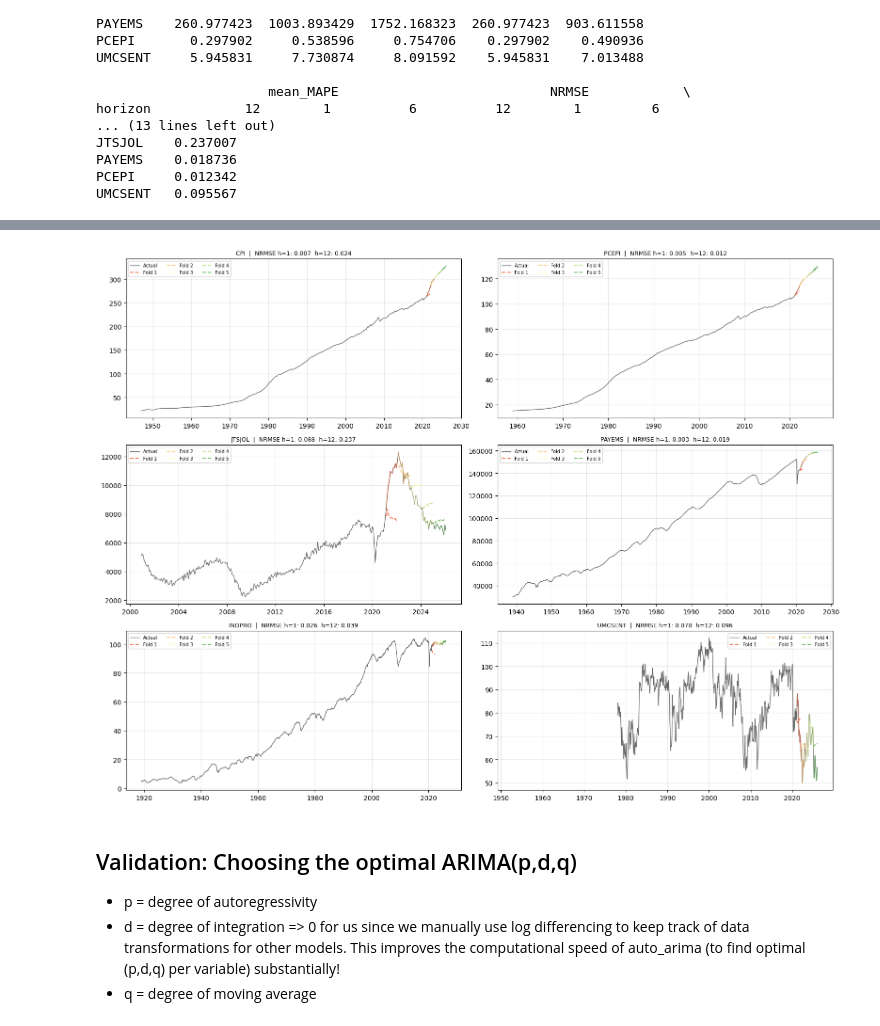
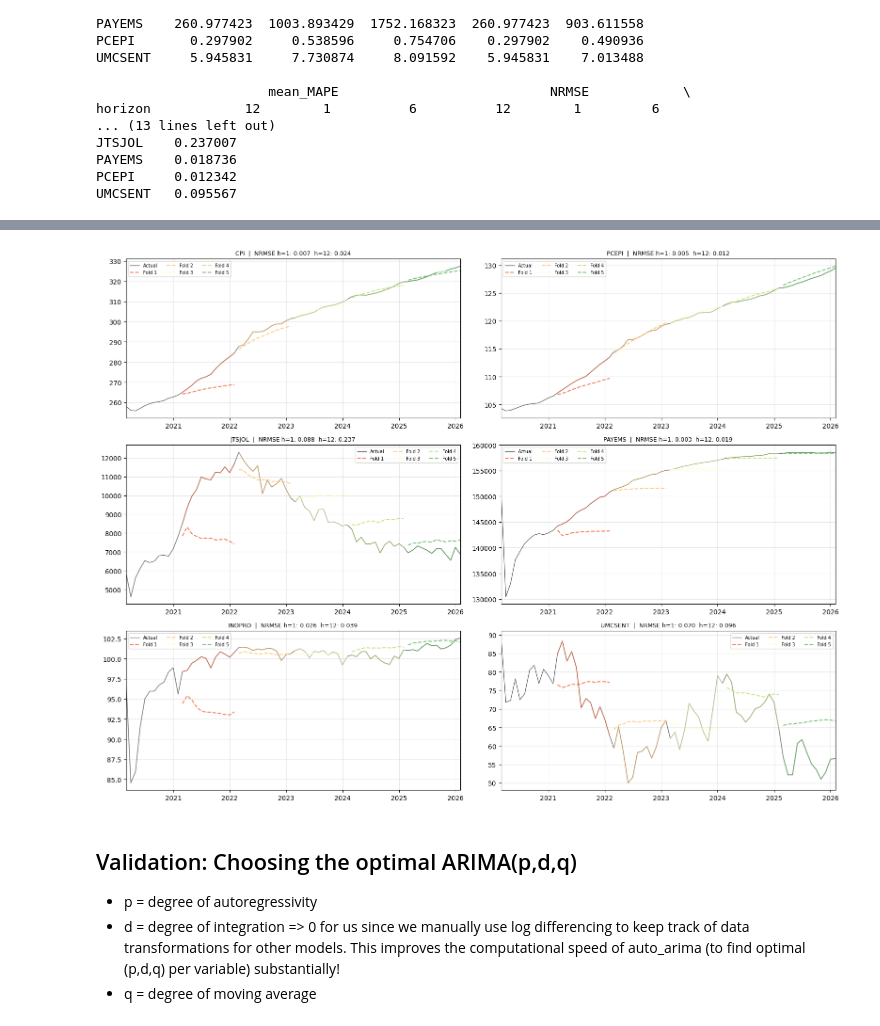
Before and after one commit to minnaheim/aml2026-group-3, a Jupyter notebook: src/ARIMA-Benchmark.ipynb, the cells around one changed output, grey strips where cells are left out. Cells and saved outputs as stored; diff of their text form; code cells hidden in the pictures.

Commit message:
changed plot

```diff
--- a/src/ARIMA-Benchmark.ipynb
+++ b/src/ARIMA-Benchmark.ipynb
@@ -408,5 +434,8 @@ UMCSENT   0.095567
 # %%
-# add plots with folds overlayered
+# Create the subset for plotting
+x = 72
+df_plot = df_final.tail(x)
+
 n_cols = 2
 n_rows = int(np.ceil(len(df_final.columns) / n_cols))
 fig, axes = plt.subplots(n_rows, n_cols, figsize=(16, n_rows * 4))
@@ -415,37 +444,43 @@ axes = axes.flatten()
 colors = plt.cm.RdYlGn(np.linspace(0.2, 0.8, n_folds))
 
 for i, col in enumerate(df_final.columns):
     ax = axes[i]
 
-    # plot full actual in background
-    # in true dimensions, NOT in log space
-    ax.plot(df_monthly[col].index, df_monthly[col].values,
+    # Use .tail(x) here to limit the background 'Actual' plot
+    actual_subset = df_monthly[col].tail(x)
+
+    ax.plot(actual_subset.index, actual_subset.values,
         color='black', linewidth=1, label='Actual', alpha=0.6, zorder=2)
 
     # overlay h=12 forecast for each fold
     for fold_i, entry in enumerate(cv_forecasts[col][12]):
+        # We only plot the forecast if it overlaps with our tail window
+        # Matplotlib handles the alignment via the index automatically
         ax.plot(entry['forecast'], color=colors[fold_i], linewidth=1.5,
                 linestyle='--', alpha=0.9, label=f'Fold {fold_i+1}')
         ax.plot(entry['actual'], color=colors[fold_i], linewidth=1.5,
                 alpha=0.5)
+
+    # Set x-axis limits to only show the tail period
+    ax.set_xlim(actual_subset.index.min(), actual_subset.index.max())
 
     # NRMSE in title
     nrmse_row = results_df[(results_df['variable'] == col)]
     nrmse_1   = nrmse_row[nrmse_row['horizon'] == 1]['NRMSE'].values
     nrmse_12  = nrmse_row[nrmse_row['horizon'] == 12]['NRMSE'].values
     title = f"{col}  |  NRMSE h=1: {nrmse_1[0]:.3f}  h=12: {nrmse_12[0]:.3f}" \
             if len(nrmse_1) and len(nrmse_12) else col
     ax.set_title(title, fontsize=9)
     ax.legend(fontsize=7, ncol=3)
     ax.grid(alpha=0.3)
 
 for j in range(i + 1, len(axes)):
     axes[j].set_visible(False)
 
 plt.tight_layout()
 plt.show()
 # %% [output]
-[figure, old version]
+[figure, new version]
 # %% [markdown]
 ## Validation: Choosing the optimal ARIMA(p,d,q)
 
```
Also changed, not shown: parts of 8 cells of this notebook, 2 other files.
